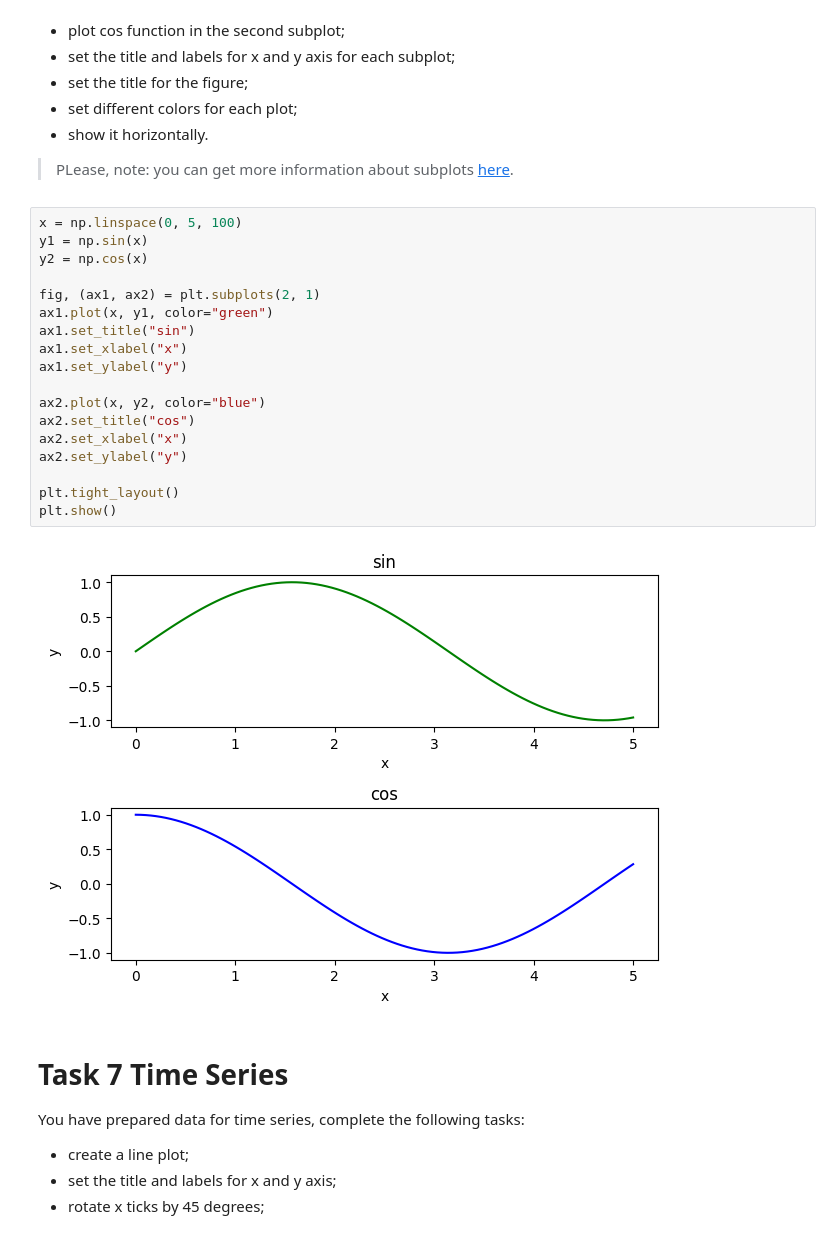
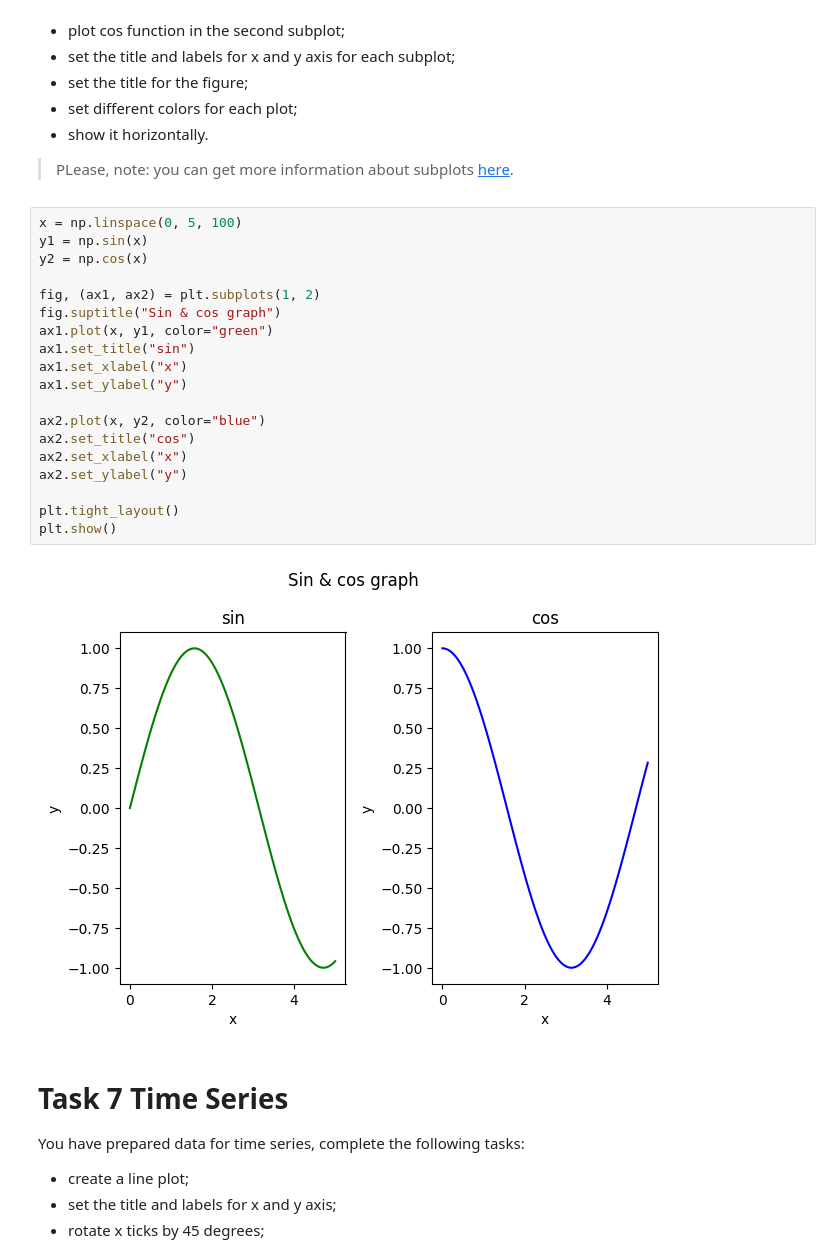
Before and after one commit to rkostiv253/py-matplotlib, a Jupyter notebook: app/matplotlib.ipynb, the cells around one changed output. Drawn from its saved outputs; the diff is of its cells as text.

```diff
--- a/app/matplotlib.ipynb
+++ b/app/matplotlib.ipynb
@@ -143,23 +143,24 @@ You have sin and cos functions, complete the following tasks:
 # %%
 x = np.linspace(0, 5, 100)
 y1 = np.sin(x)
 y2 = np.cos(x)
 
-fig, (ax1, ax2) = plt.subplots(2, 1)
+fig, (ax1, ax2) = plt.subplots(1, 2)
+fig.suptitle("Sin & cos graph")
 ax1.plot(x, y1, color="green")
 ax1.set_title("sin")
 ax1.set_xlabel("x")
 ax1.set_ylabel("y")
 
 ax2.plot(x, y2, color="blue")
 ax2.set_title("cos")
 ax2.set_xlabel("x")
 ax2.set_ylabel("y")
 
 plt.tight_layout()
 plt.show()
 # %% [output]
-[figure, old version]
+[figure, new version]
 # %% [markdown]
 # Task 7 Time Series
 
```
Also changed, not shown: parts of 1 cell of this notebook.
